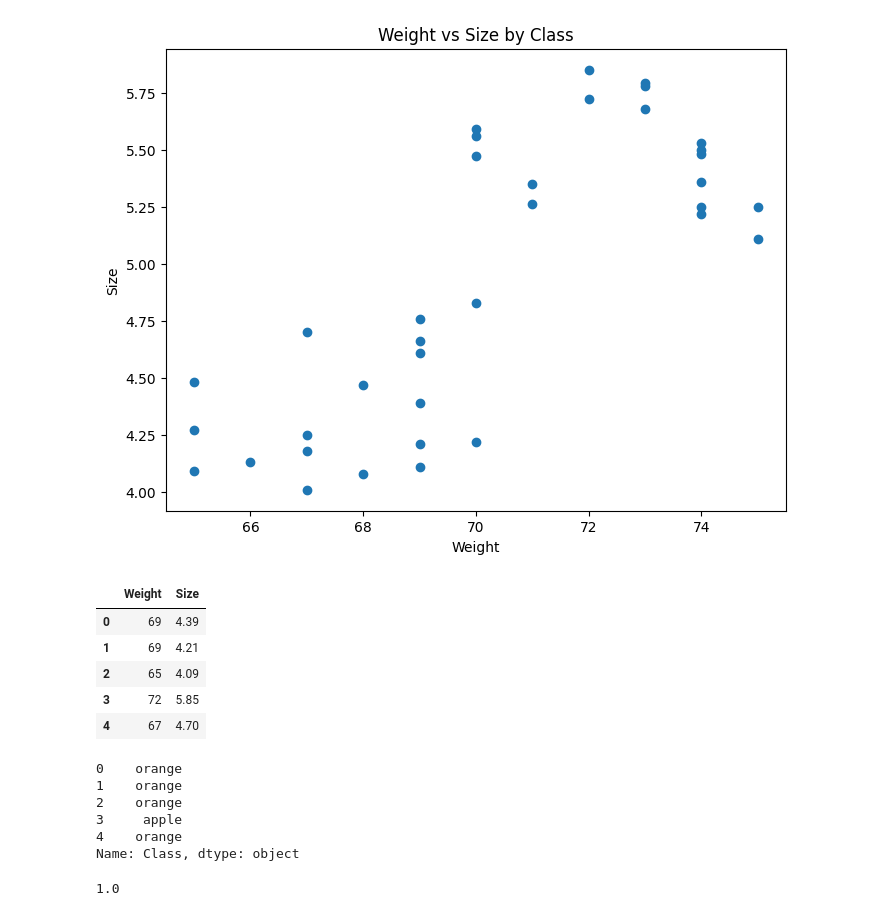
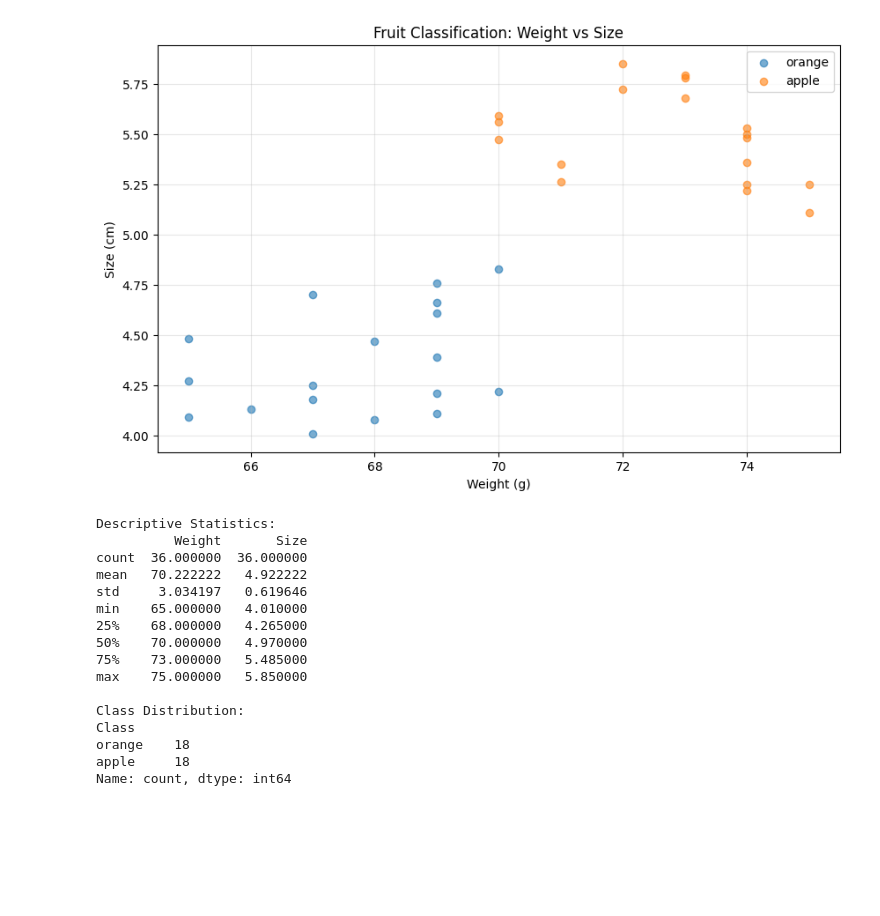
Before and after one commit to hx-natthawat/AIML-101, a Jupyter notebook: lab/lab3/lab3_Classification_Logistic_Fruits.ipynb, the cells around one changed output. Saved outputs shown, nothing was run; the diff lists cells and outputs as text; code cells hidden in the pictures; blank space fills up the shorter version.

```diff
--- a/lab/lab3/lab3_Classification_Logistic_Fruits.ipynb
+++ b/lab/lab3/lab3_Classification_Logistic_Fruits.ipynb
@@ -19,42 +75,38 @@ df.head()
 # %%
-# Create the scatter plot
-plt.figure(figsize=(8, 6))
-plt.scatter(df['Weight'], df['Size'])
+# Create a scatter plot to visualize the relationship between Weight and Size
+plt.figure(figsize=(10, 6))
+for fruit_class in df['Class'].unique():
+    mask = df['Class'] == fruit_class
+    plt.scatter(df[mask]['Weight'], df[mask]['Size'],
+               label=fruit_class, alpha=0.6)
 
-# Add labels and title
-plt.xlabel('Weight')
-plt.ylabel('Size')
-plt.title('Weight vs Size by Class')
+plt.xlabel('Weight (g)')
+plt.ylabel('Size (cm)')
+plt.title('Fruit Classification: Weight vs Size')
+plt.legend()
+plt.grid(True, alpha=0.3)
+plt.show()
 
-# Display the plot
-plt.show()
+# Add descriptive statistics
+print("\nDescriptive Statistics:")
+print(df.describe())
+print("\nClass Distribution:")
+print(df['Class'].value_counts())
 # %% [output]
-[figure, old version]
+[figure, new version]
+Descriptive Statistics:
+          Weight       Size
+count  36.000000  36.000000
+mean   70.222222   4.922222
+std     3.034197   0.619646
+min    65.000000   4.010000
+25%    68.000000   4.265000
+50%    70.000000   4.970000
+75%    73.000000   5.485000
+max    75.000000   5.850000
+
+Class Distribution:
+Class
+orange    18
+apple     18
+Name: count, dtype: int64
-# %%
-X = df[['Weight', 'Size']]
-X.head()
-# %% [output]
-|  | Weight | Size |
-| 0 | 69 | 4.39 |
-| 1 | 69 | 4.21 |
-| 2 | 65 | 4.09 |
-| 3 | 72 | 5.85 |
-| 4 | 67 | 4.70 |
-# %%
-Y = df['Class']
-Y.head()
-# %% [output]
-0    orange
-1    orange
-2    orange
-3     apple
-4    orange
-Name: Class, dtype: object
-# %%
-LgModel = LogisticRegression()
-LgModel.fit(X, Y)
-LgModel.coef_
-LgModel.intercept_
-LgModel.score(X, Y)
-# %% [output]
-1.0
```
Also changed, not shown: parts of 8 cells of this notebook, 2 other files.
